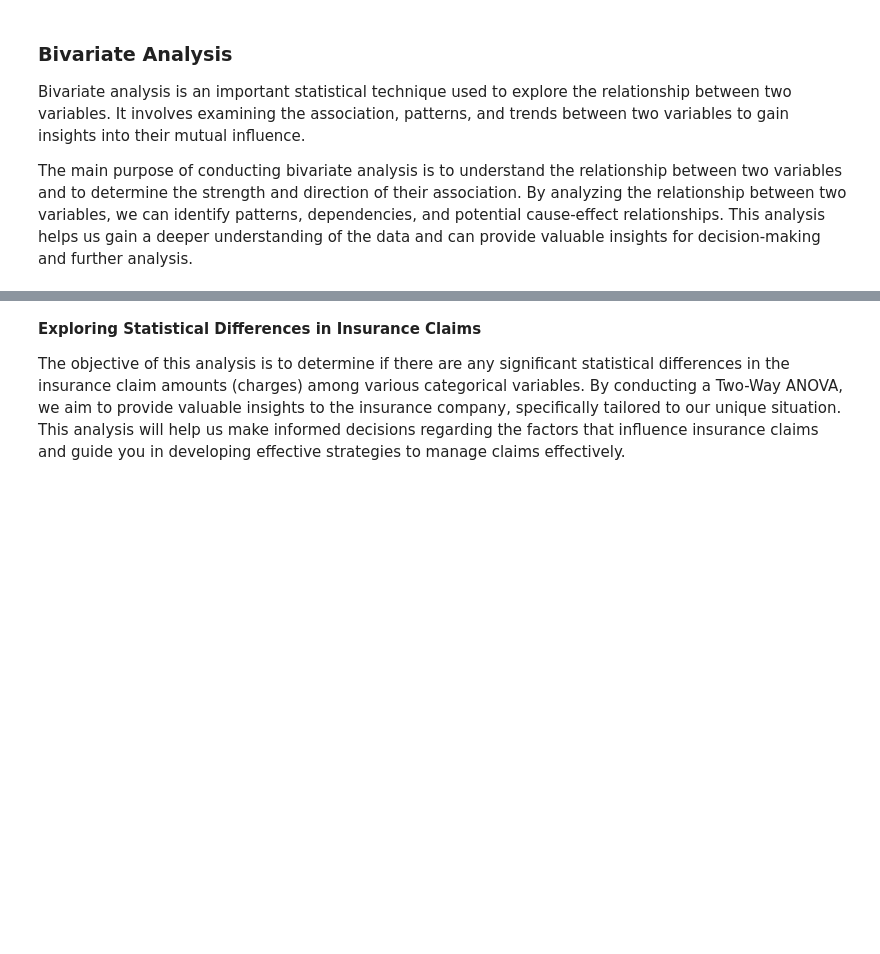
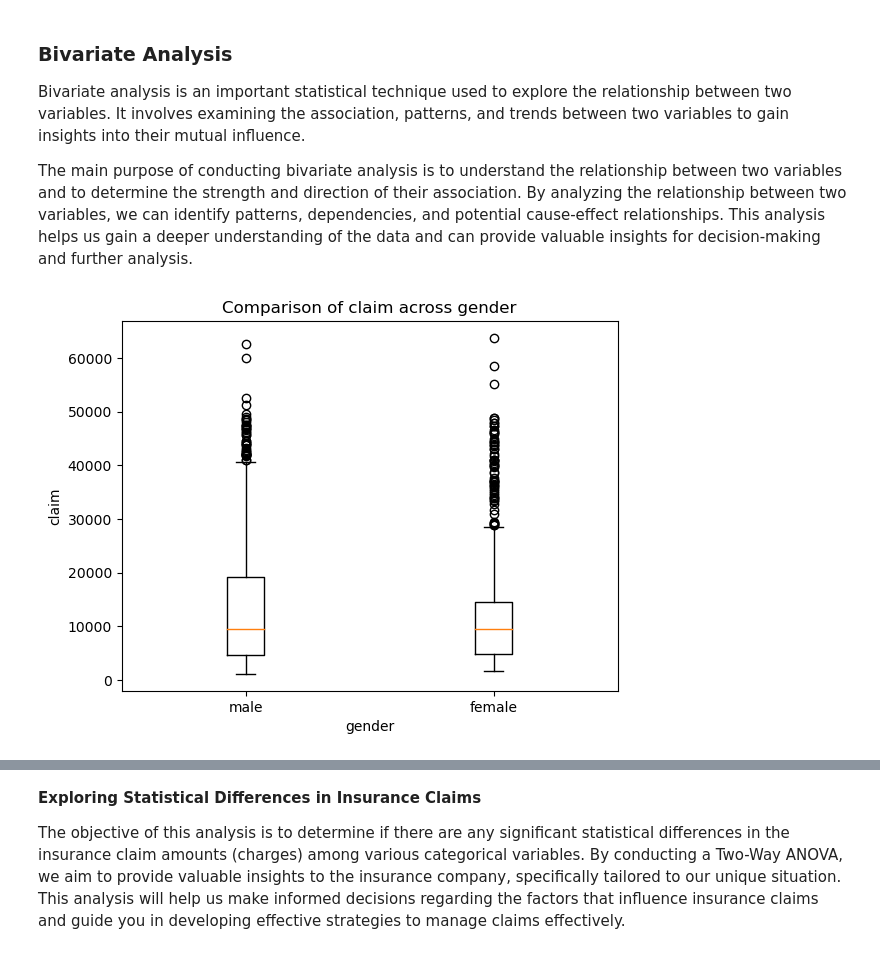
Before and after one commit to dee-hub12/Predicting-Insurance-Claim-Amount-with-Machine-Learning, a Jupyter notebook: Predicting Insurance Claim Amount.ipynb, the cells around one changed output, grey strips where cells are left out. Saved outputs shown, nothing was run; the diff lists cells and outputs as text; code cells hidden in the pictures; blank space fills up the shorter version.

```diff
--- a/Predicting Insurance Claim Amount.ipynb
+++ b/Predicting Insurance Claim Amount.ipynb
@@ -481,3 +481,27 @@ Missing values: 0
 Bivariate analysis is an important statistical technique used to explore the relationship between two variables. It involves examining the association, patterns, and trends between two variables to gain insights into their mutual influence.
 
 The main purpose of conducting bivariate analysis is to understand the relationship between two variables and to determine the strength and direction of their association. By analyzing the relationship between two variables, we can identify patterns, dependencies, and potential cause-effect relationships. This analysis helps us gain a deeper understanding of the data and can provide valuable insights for decision-making and further analysis.
+# %%
+import pandas as pd
+import matplotlib.pyplot as plt
+
+def compare_categorical_numerical(df, categorical_var, numerical_var):
+    # Group the data by the categorical variable
+    grouped_data = df.groupby(categorical_var)[numerical_var]
+
+    # Create a list of data frames, each containing the numerical values for a category
+    data_frames = [grouped_data.get_group(category) for category in df[categorical_var].unique()]
+
+    # Plot a box plot
+    plt.boxplot(data_frames, labels=df[categorical_var].unique())
+    plt.xlabel(categorical_var)
+    plt.ylabel(numerical_var)
+    plt.title(f'Comparison of {numerical_var} across {categorical_var}')
+
+    # Display the box plot
+    plt.show()
+# %%
+# relationship between gender and claim amount
+compare_categorical_numerical(df, 'gender', 'claim')
+# %% [output]
+[figure, added]
```
Also changed, not shown: parts of 15 cells of this notebook.
